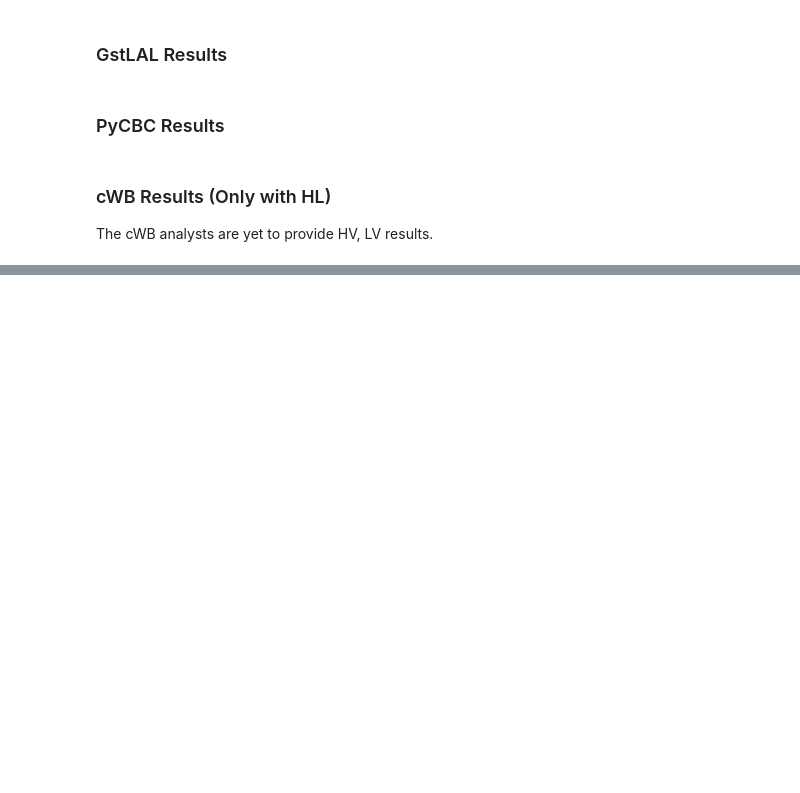
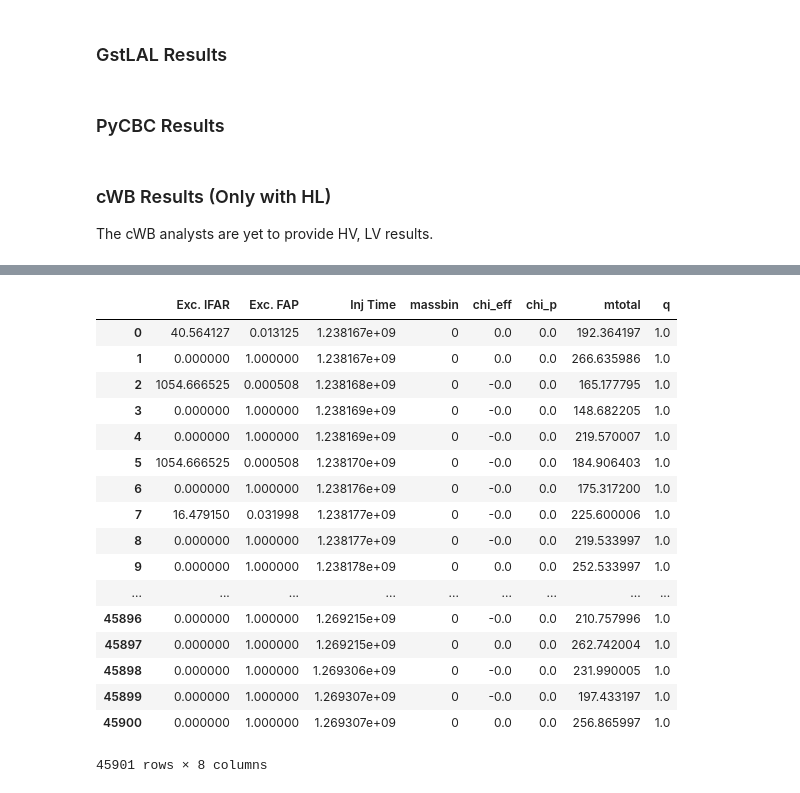
Before and after one commit to koustavchandra/focussed-imbhb-search, a Jupyter notebook: ExtraCodes/pipeline_wise.ipynb, the cells around one changed output, grey strips where cells are left out. Cells and saved outputs as stored; diff of their text form; code cells hidden in the pictures; blank space fills up the shorter version.

```diff
--- a/ExtraCodes/pipeline_wise.ipynb
+++ b/ExtraCodes/pipeline_wise.ipynb
@@ -287,2 +306,23 @@ df
 # %%
 df_cwb =pd.read_csv('/home/koustav.chandra/O3/rate_calculation/nr_rate_inj/cwb_inj/bin_number_0.csv')
+# %%
+df_cwb
+# %% [output]
+|  | Exc. IFAR | Exc. FAP | Inj Time | massbin | chi_eff | chi_p | mtotal | q |
+| 0 | 40.564127 | 0.013125 | 1.238167e+09 | 0 | 0.0 | 0.0 | 192.364197 | 1.0 |
+| 1 | 0.000000 | 1.000000 | 1.238167e+09 | 0 | 0.0 | 0.0 | 266.635986 | 1.0 |
+| 2 | 1054.666525 | 0.000508 | 1.238168e+09 | 0 | -0.0 | 0.0 | 165.177795 | 1.0 |
+| 3 | 0.000000 | 1.000000 | 1.238169e+09 | 0 | -0.0 | 0.0 | 148.682205 | 1.0 |
+| 4 | 0.000000 | 1.000000 | 1.238169e+09 | 0 | -0.0 | 0.0 | 219.570007 | 1.0 |
+| 5 | 1054.666525 | 0.000508 | 1.238170e+09 | 0 | -0.0 | 0.0 | 184.906403 | 1.0 |
+| 6 | 0.000000 | 1.000000 | 1.238176e+09 | 0 | -0.0 | 0.0 | 175.317200 | 1.0 |
+| 7 | 16.479150 | 0.031998 | 1.238177e+09 | 0 | -0.0 | 0.0 | 225.600006 | 1.0 |
+| 8 | 0.000000 | 1.000000 | 1.238177e+09 | 0 | -0.0 | 0.0 | 219.533997 | 1.0 |
+| 9 | 0.000000 | 1.000000 | 1.238178e+09 | 0 | 0.0 | 0.0 | 252.533997 | 1.0 |
+| ... | ... | ... | ... | ... | ... | ... | ... | ... |
+| 45896 | 0.000000 | 1.000000 | 1.269215e+09 | 0 | -0.0 | 0.0 | 210.757996 | 1.0 |
+| 45897 | 0.000000 | 1.000000 | 1.269215e+09 | 0 | 0.0 | 0.0 | 262.742004 | 1.0 |
+| 45898 | 0.000000 | 1.000000 | 1.269306e+09 | 0 | -0.0 | 0.0 | 231.990005 | 1.0 |
+| 45899 | 0.000000 | 1.000000 | 1.269307e+09 | 0 | -0.0 | 0.0 | 197.433197 | 1.0 |
+| 45900 | 0.000000 | 1.000000 | 1.269307e+09 | 0 | 0.0 | 0.0 | 256.865997 | 1.0 |
+45901 rows × 8 columns
```
Also changed, not shown: parts of 3 cells of this notebook.
